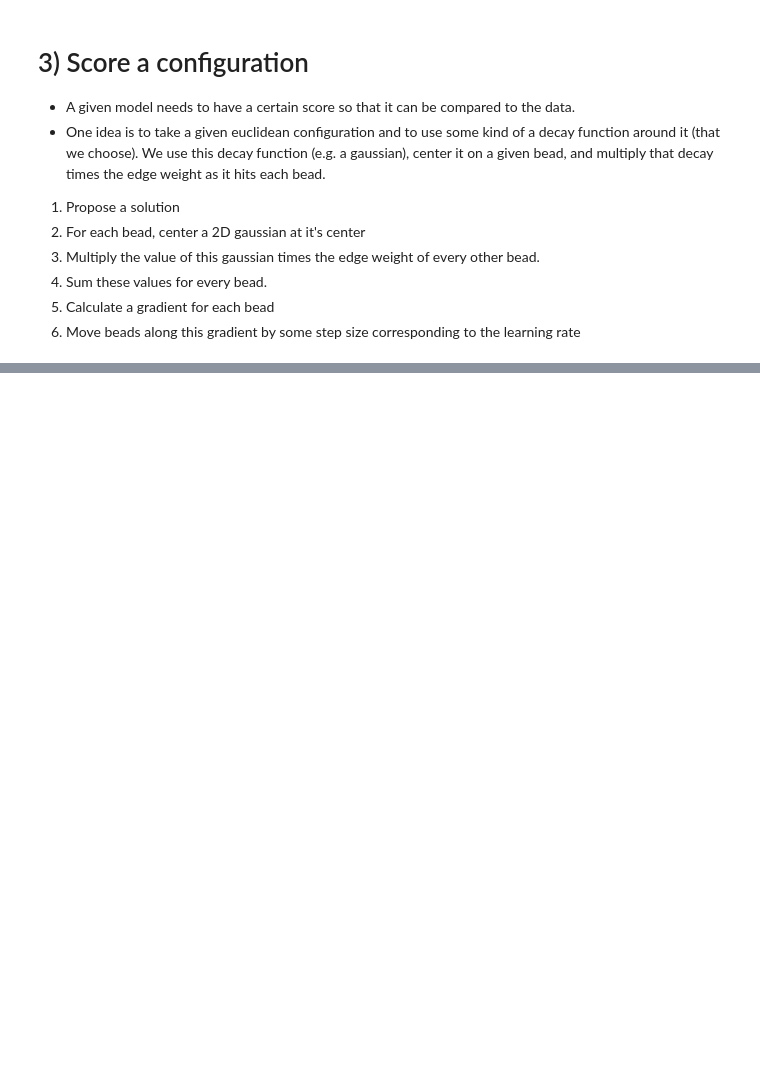
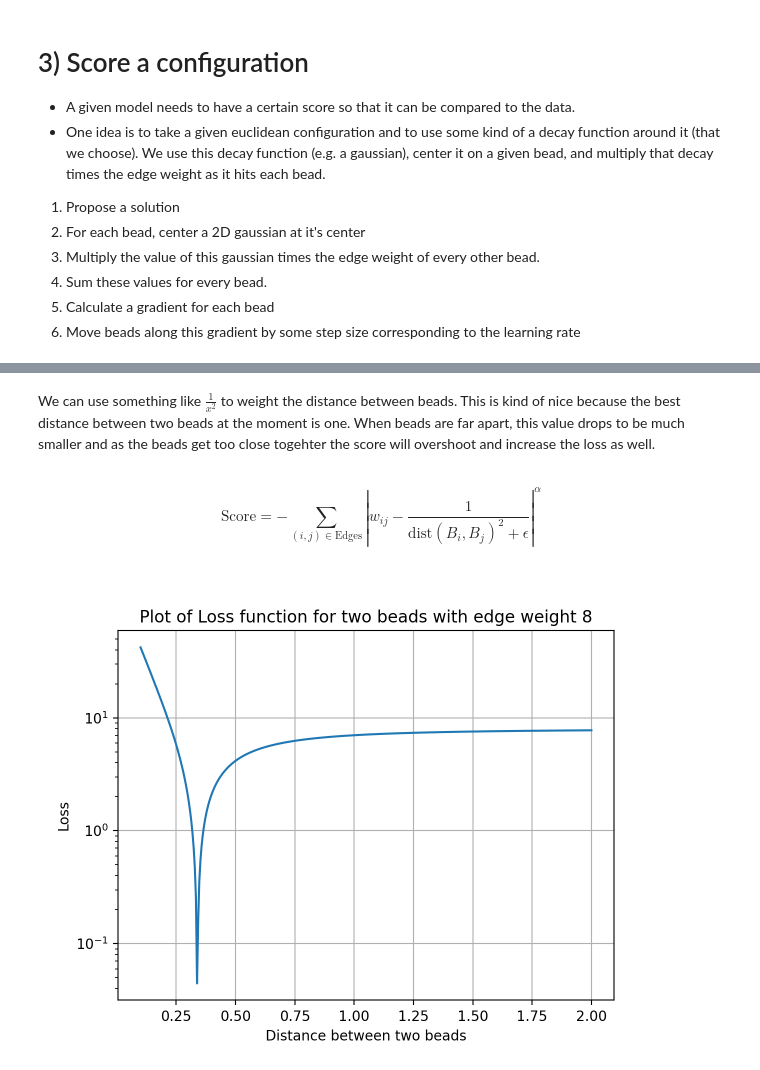
Before and after one commit to matsengrp/sci-space-v2, a Jupyter notebook: notebooks/score_configurations.ipynb, the cells around one changed output, grey strips where cells are left out. Cells and saved outputs as stored; diff of their text form; code cells hidden in the pictures; blank space fills up the shorter version.

```diff
--- a/notebooks/score_configurations.ipynb
+++ b/notebooks/score_configurations.ipynb
@@ -143,0 +224,31 @@ KeyboardInterrupt:
+# %% [markdown]
+We can use something like $\frac{1}{x^2}$ to weight the distance between beads. This is kind of nice because the best distance between two beads at the moment is one. When beads are far apart, this value drops to be much smaller and as the beads get too close togehter the score will overshoot and increase the loss as well.
+# %% [markdown]
+$$
+\text{Score} = - \sum_{(i, j) \in \text{Edges}} \left| w_{ij} - \frac{1}{\text{dist}(B_i, B_j)^2 + \epsilon} \right|^\alpha \
+$$
+# %%
+w = 8
+x = np.linspace(0.1, 2.0, 400)
+
+# Define the function y = 1 / x^2
+def func(x, w, alpha, epsilon = 0.01):
+    return np.abs(w - 1 /(epsilon + x ** 2)) ** alpha
+
+# Generate the y values based on the function
+y = func(x, w = w, alpha = 1)
+
+# Create the plot
+plt.plot(x, y)
+
+# Set the title and labels
+plt.title(f'Plot of Loss function for two beads with edge weight {w}')
+plt.xlabel('Distance between two beads')
+plt.ylabel('Loss')
+# Log scale on the y axis
+plt.yscale('log')
+# Show the plot
+plt.grid(True)
+plt.show()
+# %% [output]
+[figure, added]
```
Also changed, not shown: parts of 12 cells of this notebook, 1 other file.
